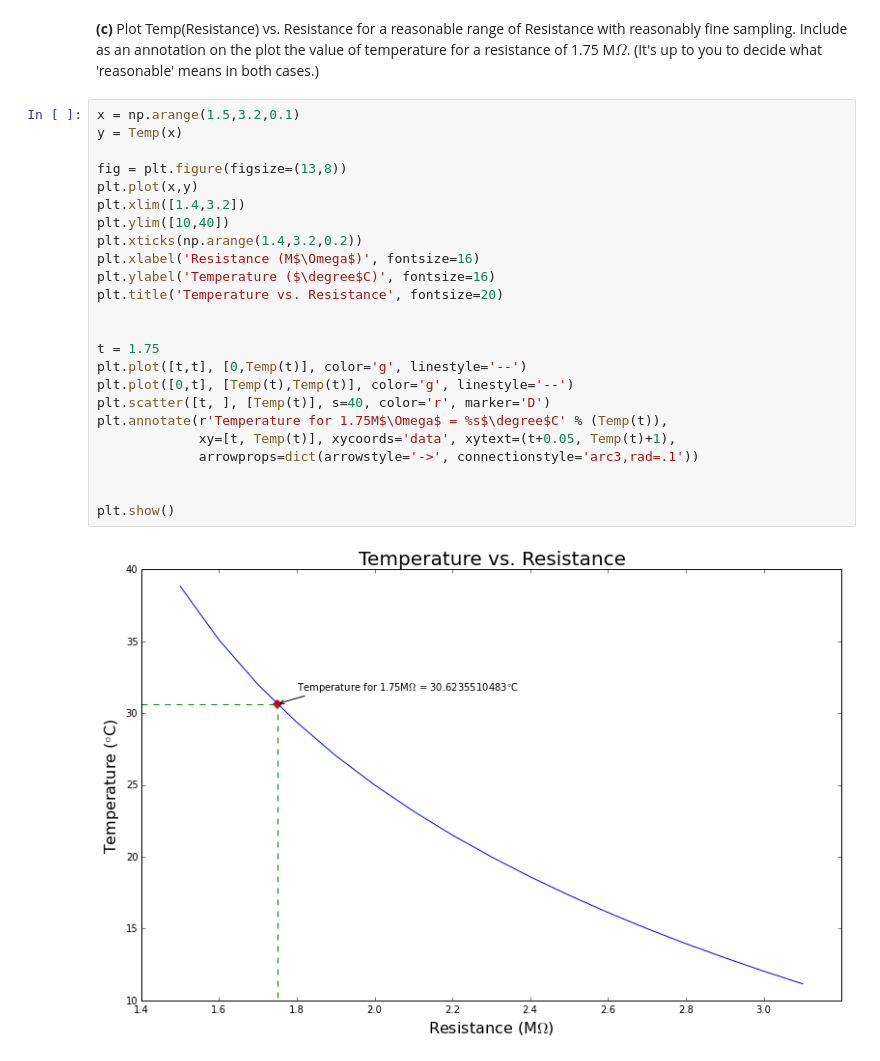
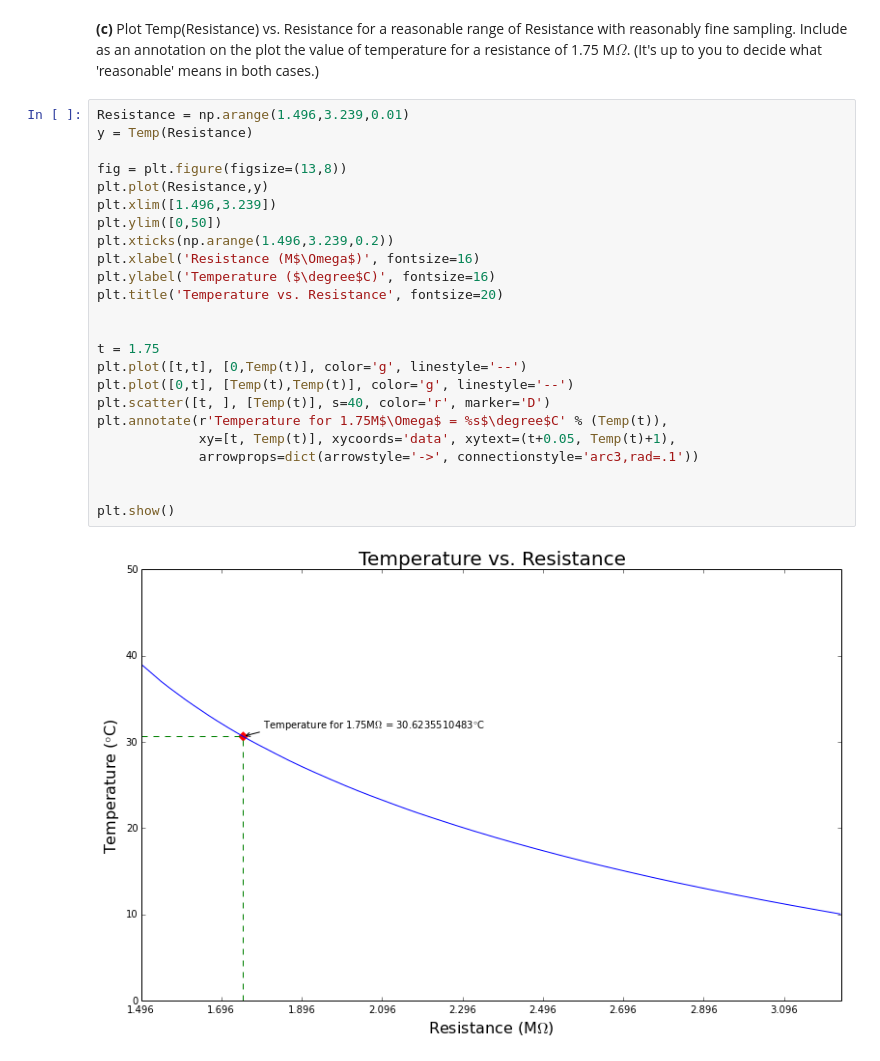
Before and after one commit to pnguye41/PHYS202-S14, a Jupyter notebook: SciPy/InterpolationExercises.ipynb, the cells around one changed output. Drawn from its saved outputs; the diff is of its cells as text.

```diff
--- a/SciPy/InterpolationExercises.ipynb
+++ b/SciPy/InterpolationExercises.ipynb
@@ -79,28 +79,28 @@ print Temp(3.0)
 # %% [markdown]
 **(c)** Plot Temp(Resistance) vs. Resistance for a reasonable range of Resistance with reasonably fine sampling. Include as an annotation on the plot the value of temperature for a resistance of 1.75 M$\Omega$. (It's up to you to decide what 'reasonable' means in both cases.)
 # %%
-x = np.arange(1.5,3.2,0.1)
-y = Temp(x)
+Resistance = np.arange(1.496,3.239,0.01)
+y = Temp(Resistance)
 
 fig = plt.figure(figsize=(13,8))
-plt.plot(x,y)
-plt.xlim([1.4,3.2])
-plt.ylim([10,40])
-plt.xticks(np.arange(1.4,3.2,0.2))
+plt.plot(Resistance,y)
+plt.xlim([1.496,3.239])
+plt.ylim([0,50])
+plt.xticks(np.arange(1.496,3.239,0.2))
 plt.xlabel('Resistance (M$\Omega$)', fontsize=16)
 plt.ylabel('Temperature ($\degree$C)', fontsize=16)
 plt.title('Temperature vs. Resistance', fontsize=20)
 
 
 t = 1.75
 plt.plot([t,t], [0,Temp(t)], color='g', linestyle='--')
 plt.plot([0,t], [Temp(t),Temp(t)], color='g', linestyle='--')
 plt.scatter([t, ], [Temp(t)], s=40, color='r', marker='D')
 plt.annotate(r'Temperature for 1.75M$\Omega$ = %s$\degree$C' % (Temp(t)),
              xy=[t, Temp(t)], xycoords='data', xytext=(t+0.05, Temp(t)+1),
              arrowprops=dict(arrowstyle='->', connectionstyle='arc3,rad=.1'))
 
 
 plt.show()
 # %% [output]
-[figure, old version]
+[figure, new version]
```
Also changed, not shown: 1 other file.
